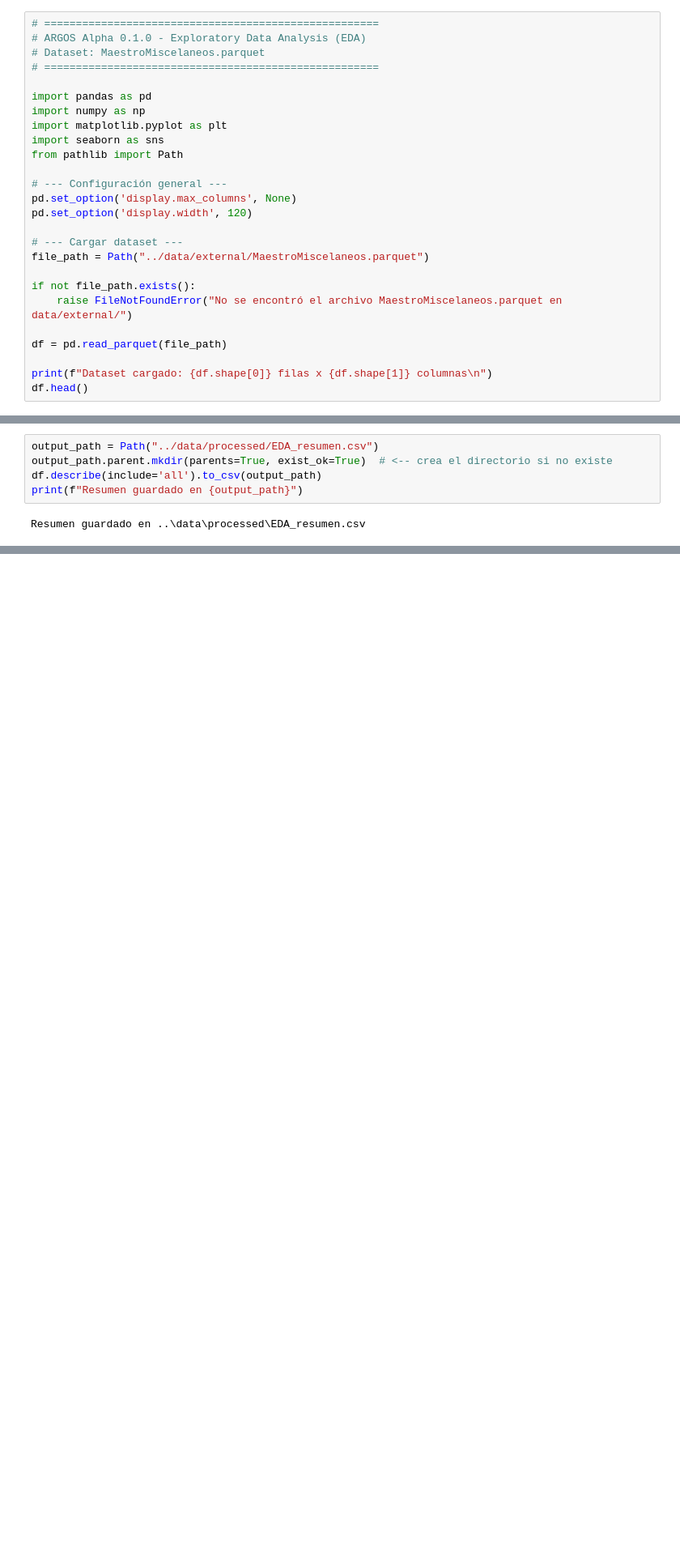
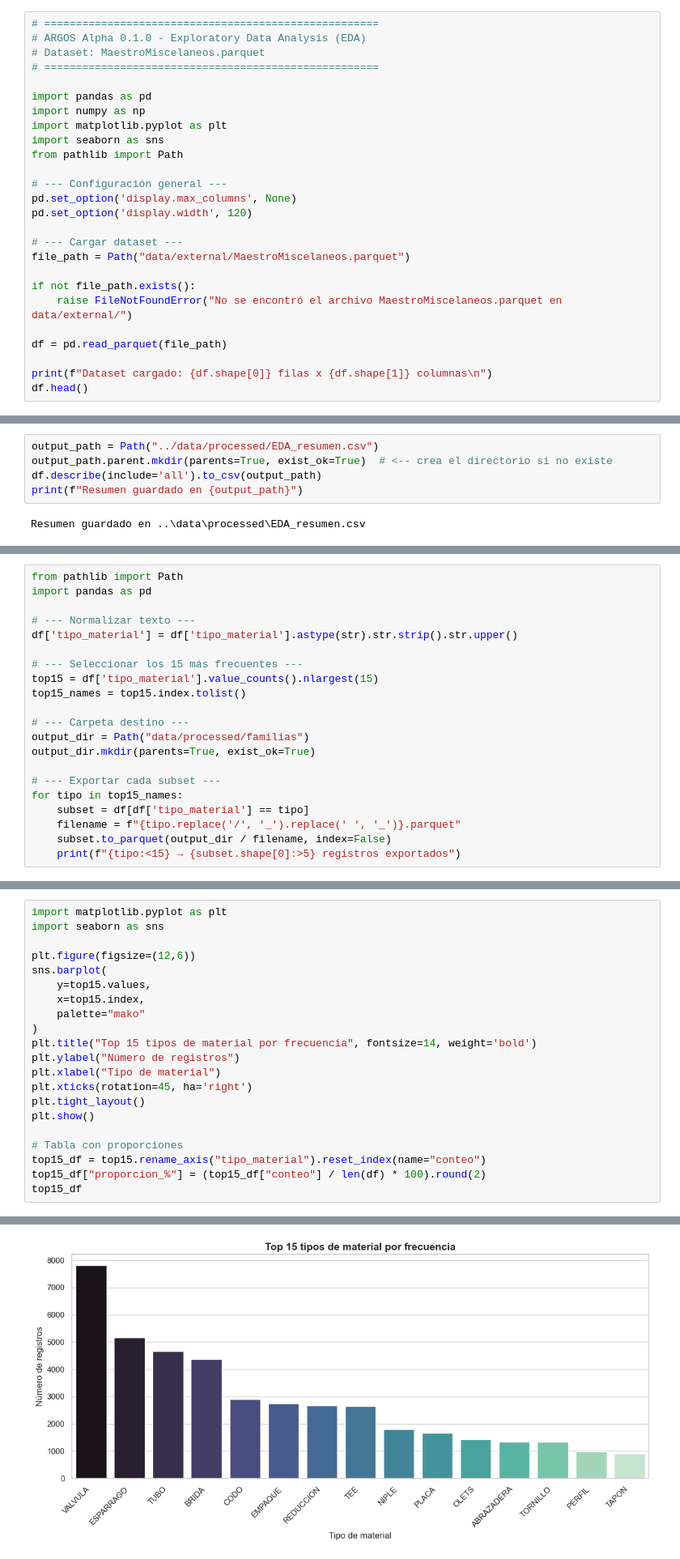
Before and after one commit to Neri-1701/proyecto_argos, a Jupyter notebook: notebooks/01_eda_maestro_miscelaneos.ipynb, the cells around one changed output, grey strips where cells are left out. Shown: that part at 81% size. Drawn from its saved outputs; the diff is of its cells as text; blank space fills up the shorter version.

Commit message:
Actualización EDA tipo_material, agrupación OLETS y exportación parquet

```diff
--- a/notebooks/01_eda_maestro_miscelaneos.ipynb
+++ b/notebooks/01_eda_maestro_miscelaneos.ipynb
@@ -15,7 +15,7 @@ pd.set_option('display.max_columns', None)
 pd.set_option('display.width', 120)
 
 # --- Cargar dataset ---
-file_path = Path("../data/external/MaestroMiscelaneos.parquet")
+file_path = Path("data/external/MaestroMiscelaneos.parquet")
 
 if not file_path.exists():
     raise FileNotFoundError("No se encontró el archivo MaestroMiscelaneos.parquet en data/external/")
@@ -150,0 +196,21 @@ Resumen guardado en ..\data\processed\EDA_resumen.csv
+# %%
+from pathlib import Path
+import pandas as pd
+
+# --- Normalizar texto ---
+df['tipo_material'] = df['tipo_material'].astype(str).str.strip().str.upper()
+
+# --- Seleccionar los 15 más frecuentes ---
+top15 = df['tipo_material'].value_counts().nlargest(15)
+top15_names = top15.index.tolist()
+
+# --- Carpeta destino ---
+output_dir = Path("data/processed/familias")
+output_dir.mkdir(parents=True, exist_ok=True)
+
+# --- Exportar cada subset ---
+for tipo in top15_names:
+    subset = df[df['tipo_material'] == tipo]
+    filename = f"{tipo.replace('/', '_').replace(' ', '_')}.parquet"
+    subset.to_parquet(output_dir / filename, index=False)
+    print(f"{tipo:<15} → {subset.shape[0]:>5} registros exportados")
@@ -150,0 +235,22 @@ Resumen guardado en ..\data\processed\EDA_resumen.csv
+# %%
+import matplotlib.pyplot as plt
+import seaborn as sns
+
+plt.figure(figsize=(12,6))
+sns.barplot(
+    y=top15.values,
+    x=top15.index,
+    palette="mako"
+)
+plt.title("Top 15 tipos de material por frecuencia", fontsize=14, weight='bold')
+plt.ylabel("Número de registros")
+plt.xlabel("Tipo de material")
+plt.xticks(rotation=45, ha='right')
+plt.tight_layout()
+plt.show()
+
+# Tabla con proporciones
+top15_df = top15.rename_axis("tipo_material").reset_index(name="conteo")
+top15_df["proporcion_%"] = (top15_df["conteo"] / len(df) * 100).round(2)
+top15_df
+# %% [output]
@@ -150,0 +260 @@ Resumen guardado en ..\data\processed\EDA_resumen.csv
+[figure, added]
```
Also changed, not shown: parts of 12 cells of this notebook, 3 other files.
